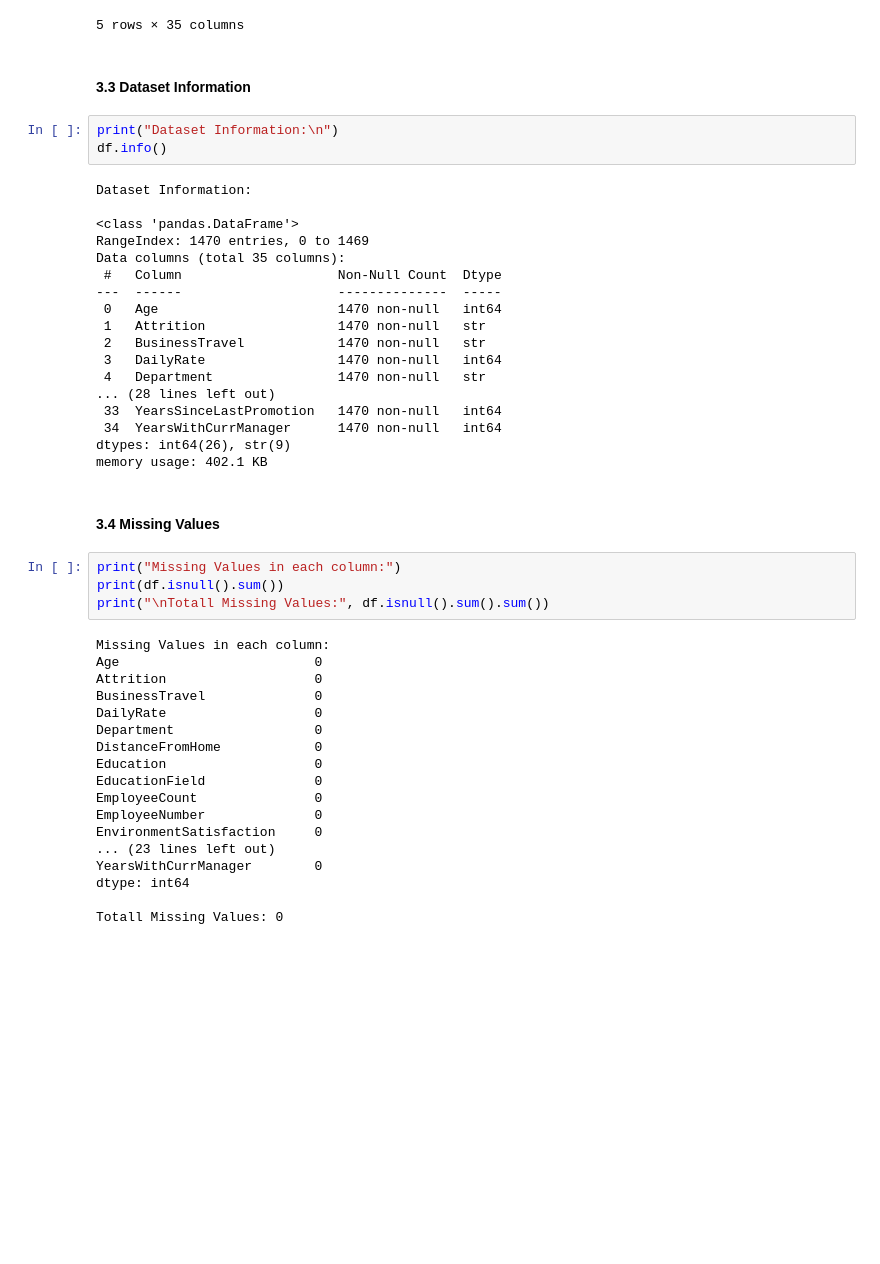
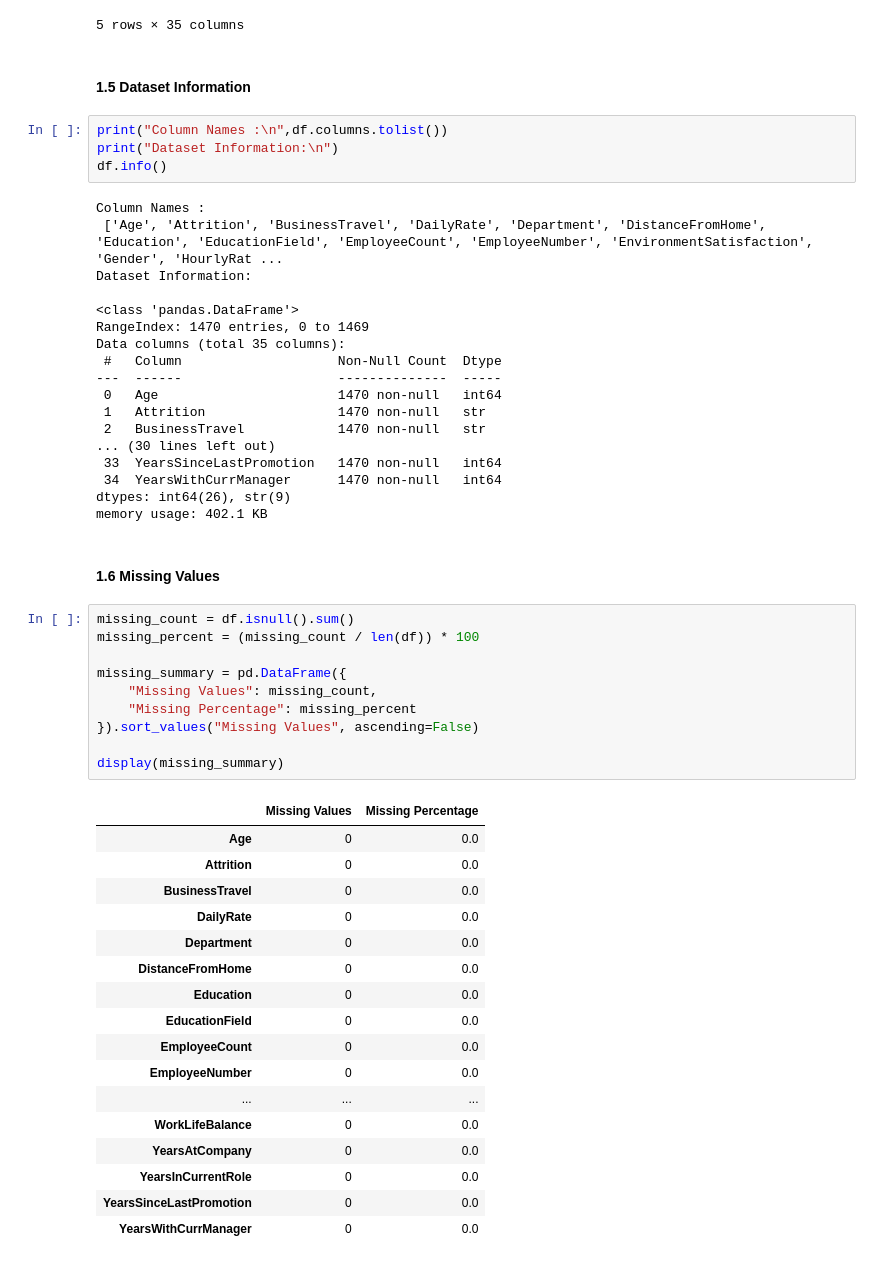
Before and after one commit to Aniket-09042008/AI101-Mini-Project-Group-50, a Jupyter notebook: Employee_Attrition_Logistic_Regression.ipynb, the cells around one changed output. Cells and saved outputs as stored; diff of their text form; blank space fills up the shorter version.

```diff
--- a/Employee_Attrition_Logistic_Regression.ipynb
+++ b/Employee_Attrition_Logistic_Regression.ipynb
@@ -37,11 +37,14 @@ First Five Rows:
 | 4 | 27 | No | Travel_Rarely | 591 | Research & Development | 2 | 1 | ... |
 5 rows × 35 columns
 # %% [markdown]
-#### 3.3 Dataset Information
+#### 1.5 Dataset Information
 # %%
+print("Column Names :\n",df.columns.tolist())
 print("Dataset Information:\n")
 df.info()
 # %% [output]
+Column Names :
+ ['Age', 'Attrition', 'BusinessTravel', 'DailyRate', 'Department', 'DistanceFromHome', 'Education', 'EducationField', 'EmployeeCount', 'EmployeeNumber', 'EnvironmentSatisfaction', 'Gender', 'HourlyRat ...
 Dataset Information:
 
 <class 'pandas.DataFrame'>
@@ -52,34 +55,38 @@ Data columns (total 35 columns):
  0   Age                       1470 non-null   int64
  1   Attrition                 1470 non-null   str
  2   BusinessTravel            1470 non-null   str
- 3   DailyRate                 1470 non-null   int64
- 4   Department                1470 non-null   str
-... (28 lines left out)
+... (30 lines left out)
  33  YearsSinceLastPromotion   1470 non-null   int64
  34  YearsWithCurrManager      1470 non-null   int64
 dtypes: int64(26), str(9)
 memory usage: 402.1 KB
 # %% [markdown]
-#### 3.4 Missing Values
+#### 1.6 Missing Values
 # %%
-print("Missing Values in each column:")
-print(df.isnull().sum())
-print("\nTotall Missing Values:", df.isnull().sum().sum())
+missing_count = df.isnull().sum()
+missing_percent = (missing_count / len(df)) * 100
+
+missing_summary = pd.DataFrame({
+    "Missing Values": missing_count,
+    "Missing Percentage": missing_percent
+}).sort_values("Missing Values", ascending=False)
+
+display(missing_summary)
 # %% [output]
-Missing Values in each column:
-Age                         0
-Attrition                   0
-BusinessTravel              0
-DailyRate                   0
-Department                  0
-DistanceFromHome            0
-Education                   0
-EducationField              0
-EmployeeCount               0
-EmployeeNumber              0
-EnvironmentSatisfaction     0
-... (23 lines left out)
-YearsWithCurrManager        0
-dtype: int64
-
-Totall Missing Values: 0
+|  | Missing Values | Missing Percentage |
+| Age | 0 | 0.0 |
+| Attrition | 0 | 0.0 |
+| BusinessTravel | 0 | 0.0 |
+| DailyRate | 0 | 0.0 |
+| Department | 0 | 0.0 |
+| DistanceFromHome | 0 | 0.0 |
+| Education | 0 | 0.0 |
+| EducationField | 0 | 0.0 |
+| EmployeeCount | 0 | 0.0 |
+| EmployeeNumber | 0 | 0.0 |
+| ... | ... | ... |
+| WorkLifeBalance | 0 | 0.0 |
+| YearsAtCompany | 0 | 0.0 |
+| YearsInCurrentRole | 0 | 0.0 |
+| YearsSinceLastPromotion | 0 | 0.0 |
+| YearsWithCurrManager | 0 | 0.0 |
```
Also changed, not shown: parts of 12 cells of this notebook.
